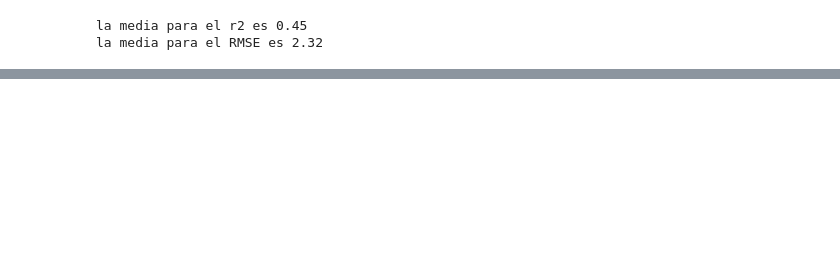
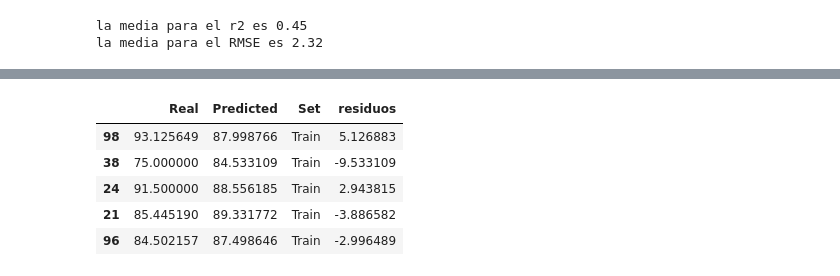
Before and after one commit to Adalab/-DA-promo-b-modulo-3-sprint-1-Maria-Ana, a Jupyter notebook: pair-programming-9-Intro-RL/pair-programming-9-intro-RL.ipynb, the cells around one changed output, grey strips where cells are left out. Cells and saved outputs as stored; diff of their text form; code cells hidden in the pictures; blank space fills up the shorter version.

```diff
--- a/pair-programming-9-Intro-RL/pair-programming-9-intro-RL.ipynb
+++ b/pair-programming-9-Intro-RL/pair-programming-9-intro-RL.ipynb
@@ -440,0 +529,4 @@ la media para el RMSE es 2.32
+# %%
+lr = LinearRegression(n_jobs=-1)
+# %%
+lr.fit(x_train, y_train)
@@ -440,0 +535,8 @@ la media para el RMSE es 2.32
+# %%
+y_predict_train = lr.predict(x_train) # hacemos las predicciones para las casas que tenemos en el los datos de entrenamiento
+y_predict_test = lr.predict(x_test)
+# %%
+train_df = pd.DataFrame({'Real': y_train, 'Predicted': y_predict_train, 'Set': ['Train']*len(y_train)})
+test_df = pd.DataFrame({'Real': y_test, 'Predicted': y_predict_test, 'Set': ['Test']*len(y_test)})
+resultados2 = pd.concat([train_df,test_df], axis = 0)
+resultados2.head()
@@ -440,0 +550,10 @@ la media para el RMSE es 2.32
+# %%
+resultados2['residuos'] = resultados2['Real'] - resultados2['Predicted']
+resultados2.head()
+# %% [output]
+|  | Real | Predicted | Set | residuos |
+| 98 | 93.125649 | 87.998766 | Train | 5.126883 |
+| 38 | 75.000000 | 84.533109 | Train | -9.533109 |
+| 24 | 91.500000 | 88.556185 | Train | 2.943815 |
+| 21 | 85.445190 | 89.331772 | Train | -3.886582 |
+| 96 | 84.502157 | 87.498646 | Train | -2.996489 |
```
Also changed, not shown: parts of 23 cells of this notebook, 2 other files.
